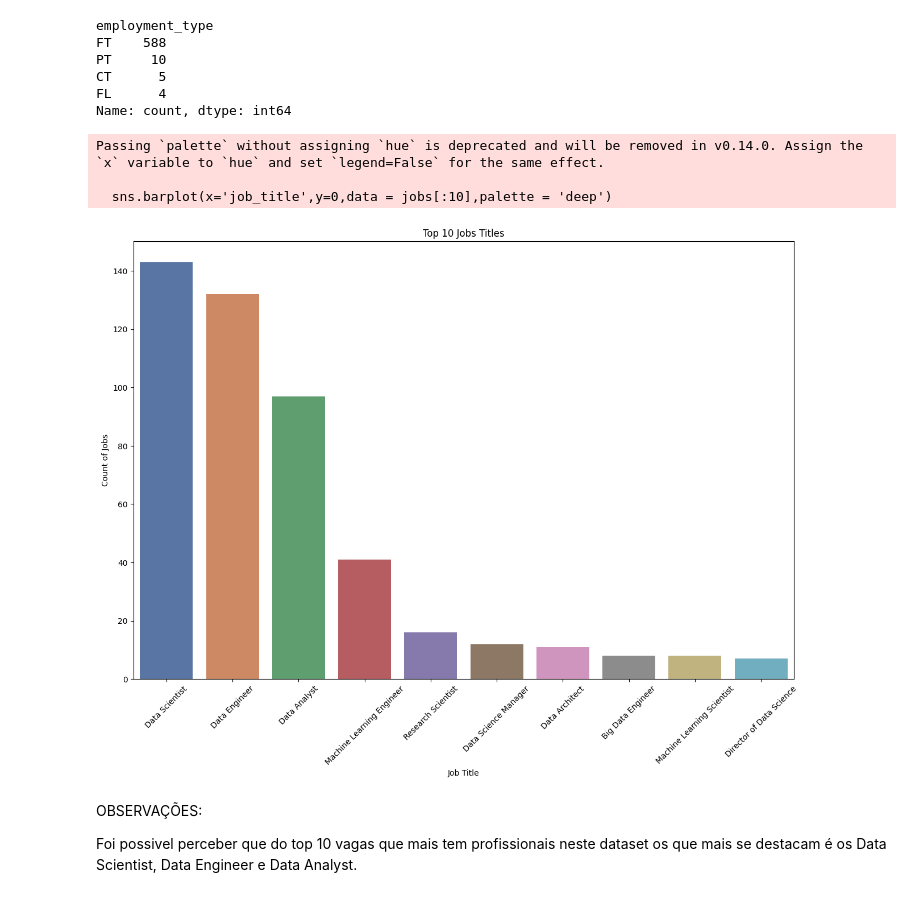
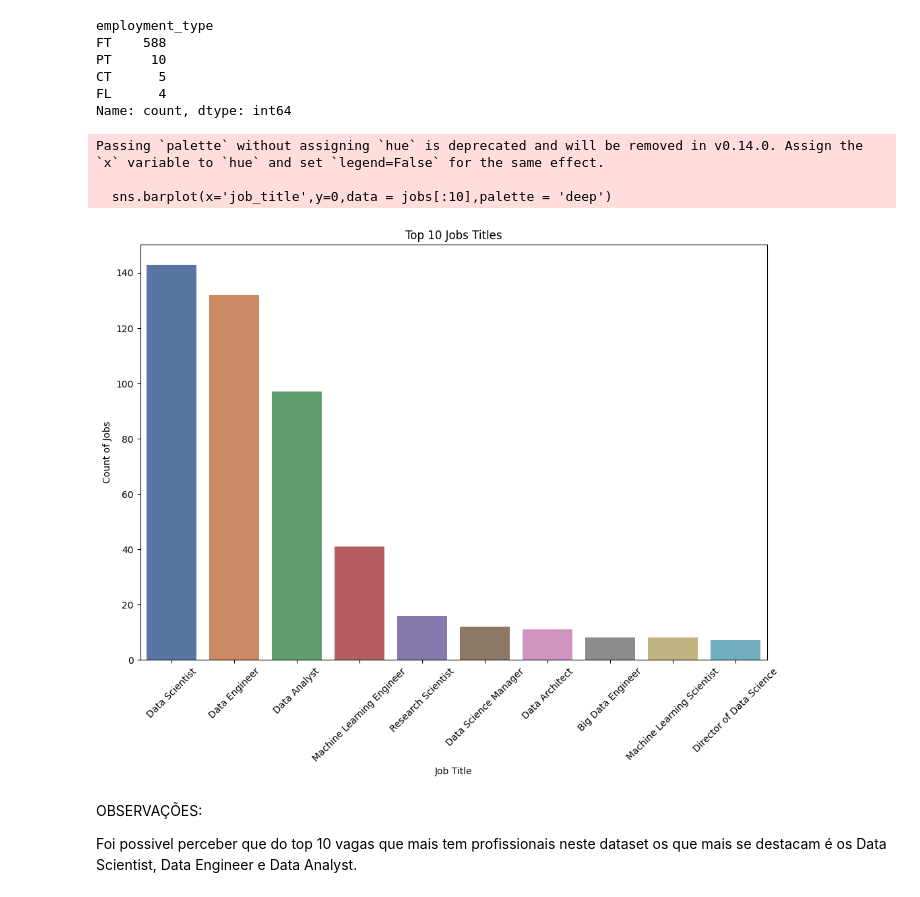
Before and after one commit to wesiley/Data-Scientist-Job-Salaries-EDA, a Jupyter notebook: Data_Science_EDA.ipynb, the cells around one changed output. Cells and saved outputs as stored; diff of their text form; code cells hidden in the pictures.

```diff
--- a/Data_Science_EDA.ipynb
+++ b/Data_Science_EDA.ipynb
@@ -286,18 +378,18 @@ CT      5
 FL      4
 Name: count, dtype: int64
 # %%
-plt.figure(figsize=(15, 10))
+plt.figure(figsize=(12, 8))
 sns.barplot(x='job_title',y=0,data = jobs[:10],palette = 'deep')
 plt.title('Top 10 Jobs Titles')
 plt.xlabel('Job Title')
 plt.ylabel('Count of Jobs')
 plt.xticks(rotation=45)
 plt.show()
 # %% [output]
 Passing `palette` without assigning `hue` is deprecated and will be removed in v0.14.0. Assign the `x` variable to `hue` and set `legend=False` for the same effect.
 
   sns.barplot(x='job_title',y=0,data = jobs[:10],palette = 'deep')
-[figure, old version]
+[figure, new version]
 # %% [markdown]
 OBSERVAÇÕES:
 
```
Also changed, not shown: parts of 5 cells of this notebook.
